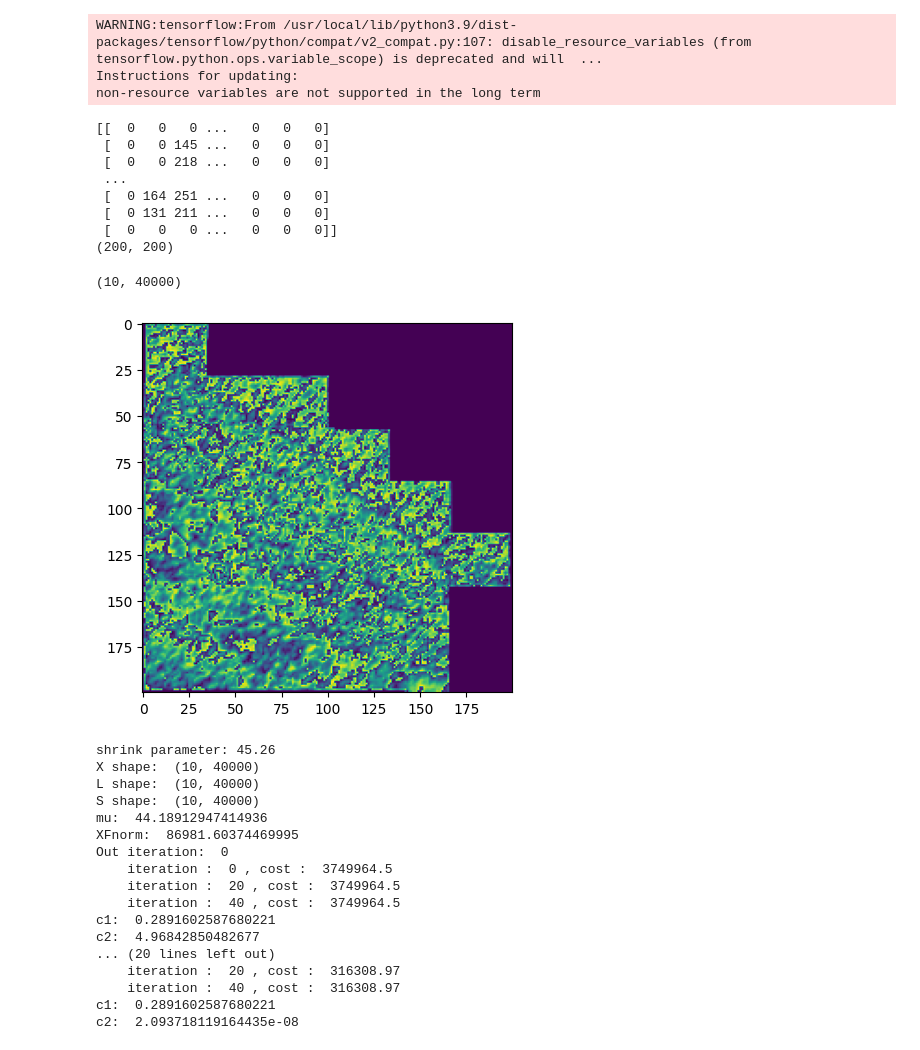
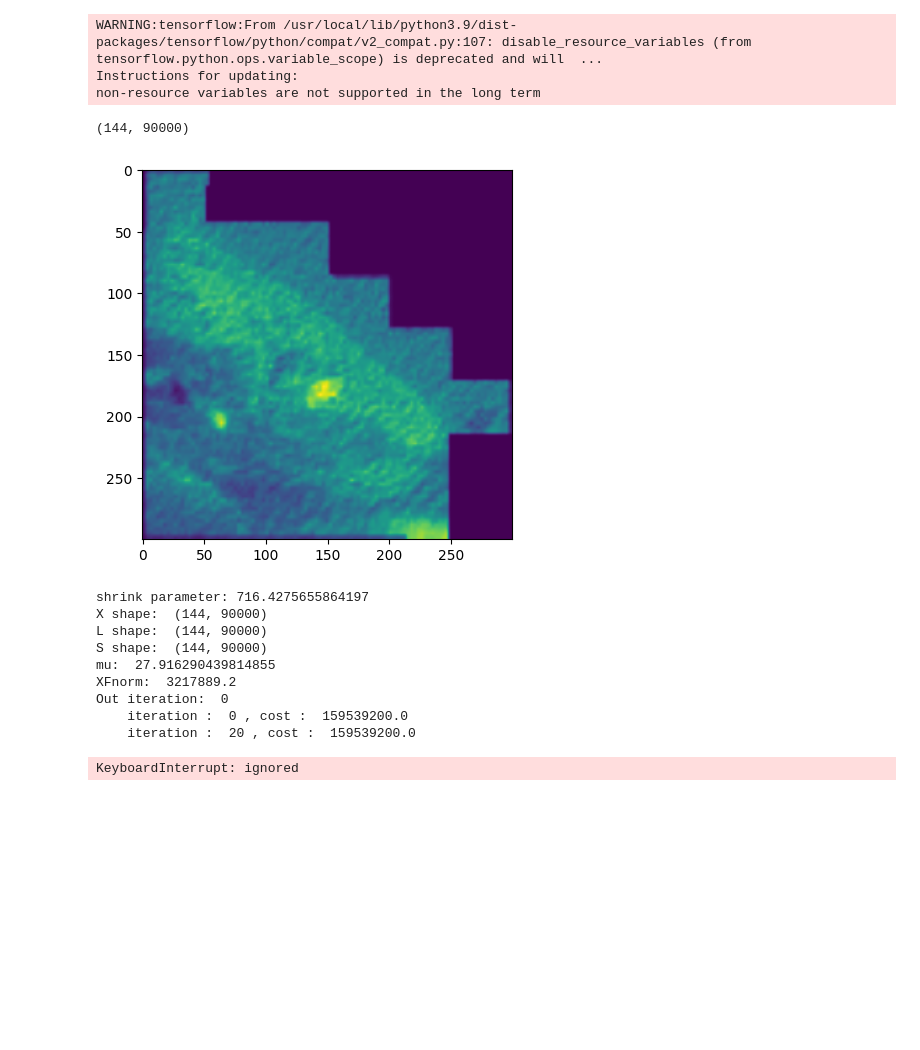
Before and after one commit to sachaRfd/Reef_Project, a Jupyter notebook: basic_Reef_Run.ipynb, the cells around one changed output. Drawn from its saved outputs; the diff is of its cells as text; code cells hidden in the pictures; blank space fills up the shorter version.

```diff
--- a/basic_Reef_Run.ipynb
+++ b/basic_Reef_Run.ipynb
@@ -283,59 +285,44 @@ non-resource variables are not supported in the long term
 # %%
 import matplotlib.pyplot as plt
 
 
-test = np.load("/content/other_reef/Reef_0.npy", allow_pickle=True)
-print(test)
-print(test.shape)
+# test = np.load("/content/other_reef/Reef_0.npy", allow_pickle=True)
+# print(test)
+# print(test.shape)
 
 
 list_test = []
-for i in range(10):
-  test_arr = np.load(f"/content/other_reef/Reef_{i}.npy", allow_pickle=True)
+for i in range(936):
+  test_arr = np.load(f"/content/reef_data/Reef_{i}.npy", allow_pickle=True)
   list_test.append(test_arr)
 
 list_test = np.array(list_test)
 plt.imshow(list_test[0])
 
-list_test = list_test.reshape(10, 200*200)
+list_test = list_test.reshape(936, 300*300)
 list_test.shape
 # %% [output]
-[[  0   0   0 ...   0   0   0]
- [  0   0 145 ...   0   0   0]
- [  0   0 218 ...   0   0   0]
- ...
- [  0 164 251 ...   0   0   0]
- [  0 131 211 ...   0   0   0]
- [  0   0   0 ...   0   0   0]]
-(200, 200)
+(144, 90000)
-(10, 40000)
-[figure, old version]
+[figure, new version]
 # %%
 import tensorflow as tf
 
 with tf.compat.v1.Session() as sess:
-    rae = RDAE(sess=sess, lambda_=2000, layers_sizes=[200*200, 10000, 500, 400, 100])
-    L, S = rae.fit(list_test, sess=sess, learning_rate=0.01, batch_size=1, inner_iteration=50,
-                   iteration=5, verbose=True)
+    rae = RDAE(sess=sess, lambda_=20000, layers_sizes=[300*300, 400])
+    L, S = rae.fit(list_test, sess=sess, learning_rate=0.01, batch_size=50, inner_iteration=40,
+                   iteration=4, verbose=True)
     recon_rae = rae.getRecon(list_test, sess=sess)
 # %% [output]
-shrink parameter: 45.26
-X shape:  (10, 40000)
-L shape:  (10, 40000)
-S shape:  (10, 40000)
-mu:  44.18912947414936
-XFnorm:  86981.60374469995
+shrink parameter: 716.4275655864197
+X shape:  (144, 90000)
+L shape:  (144, 90000)
+S shape:  (144, 90000)
+mu:  27.916290439814855
+XFnorm:  3217889.2
 Out iteration:  0
-    iteration :  0 , cost :  3749964.5
-    iteration :  20 , cost :  3749964.5
-    iteration :  40 , cost :  3749964.5
-c1:  0.2891602587680221
-c2:  4.96842850482677
-... (20 lines left out)
-    iteration :  20 , cost :  316308.97
-    iteration :  40 , cost :  316308.97
-c1:  0.2891602587680221
-c2:  2.093718119164435e-08
+    iteration :  0 , cost :  159539200.0
+    iteration :  20 , cost :  159539200.0
+KeyboardInterrupt: ignored
 # %%
 import matplotlib.pyplot as plt
 
```
Also changed, not shown: parts of 4 cells of this notebook.
